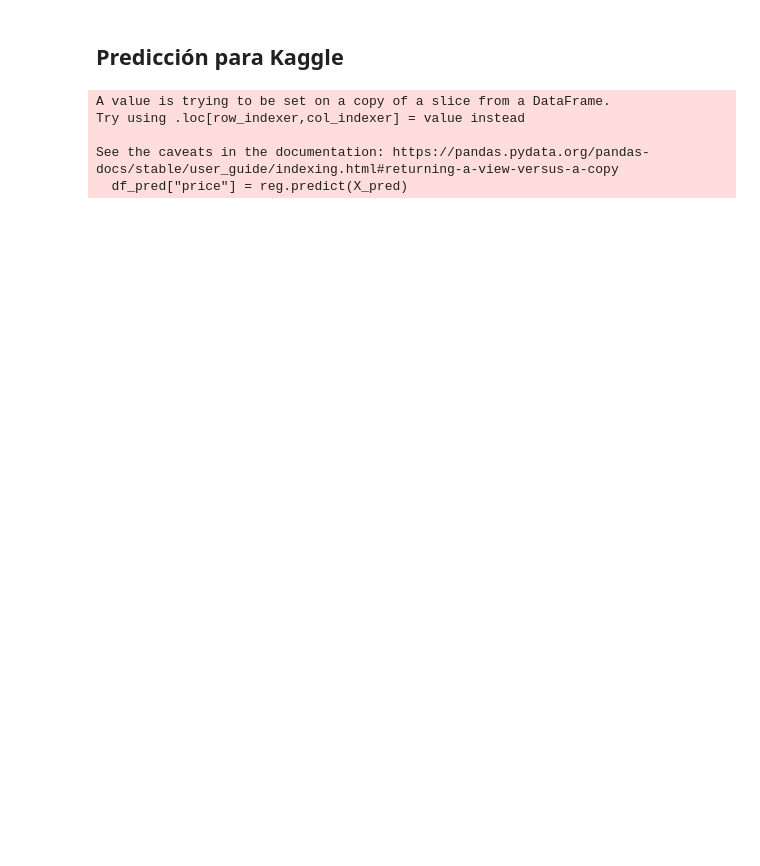
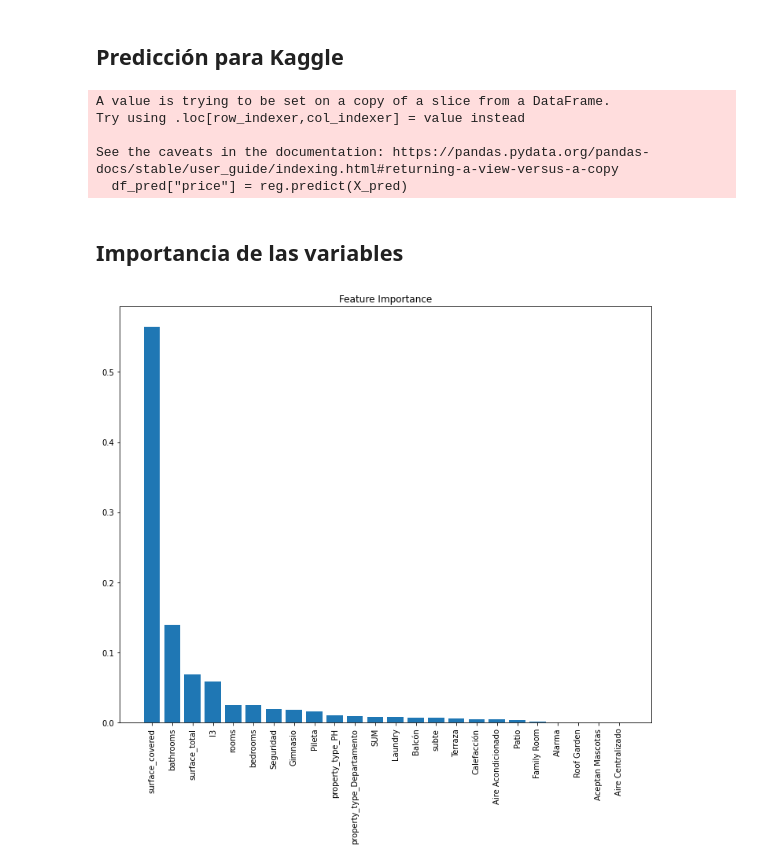
Before and after one commit to NNunezManzano/Predicci-n-precio-de-propiedades, a Jupyter notebook: TP_individual_docker.ipynb, the cells around one changed output. Drawn from its saved outputs; the diff is of its cells as text; code cells hidden in the pictures; blank space fills up the shorter version.

```diff
--- a/TP_individual_docker.ipynb
+++ b/TP_individual_docker.ipynb
@@ -329,3 +458,5 @@ df_total = pd.get_dummies(df_total, columns = ["l3", "property_type"])
+# %%
+df_total.l3 = df_total.l3.astype("category").cat.codes
 # %% [markdown]
 ## Separo el dataframe nuevamente en df_pred y df
 # %%
@@ -392,10 +524,12 @@ max_depth:10 - mean: 13644715934.301756 sd: 1354335380.2441008
 # %%
 # quedate con las mismas columnas que ar_properties
 X_pred = df_pred[X.columns]
+X_train = X
+y_train = y
 # %%
 # los mejores hiperparámetros encontrados antes
-n_estimators = 4000
-max_depth = 10
+n_estimators = 100
+max_depth = 15
 
 # Entrenamiento
 reg = sk.ensemble.RandomForestRegressor(n_estimators=n_estimators, max_depth=max_depth, random_state=42, n_jobs=-1)
@@ -414,3 +548,22 @@ See the caveats in the documentation: https://pandas.pydata.org/pandas-docs/stab
 # %%
 # Grabo la solución
 df_pred[["price"]].to_csv("solucion.csv")
+# %% [markdown]
+## Importancia de las variables
+# %%
+importances = reg.feature_importances_
+#
+# Sort the feature importance in descending order
+#
+sorted_indices = np.argsort(importances)[::-1]
+# %%
+import matplotlib.pyplot as plt
+
+f,a = plt.subplots(figsize=(10,10))
+plt.title('Feature Importance')
+plt.bar(range(X_train.shape[1]), importances[sorted_indices], align='center')
+plt.xticks(range(X_train.shape[1]), X_train.columns[sorted_indices], rotation=90)
+plt.tight_layout()
+plt.show()
+# %% [output]
+[figure, added]
```
Also changed, not shown: parts of 19 cells of this notebook.
